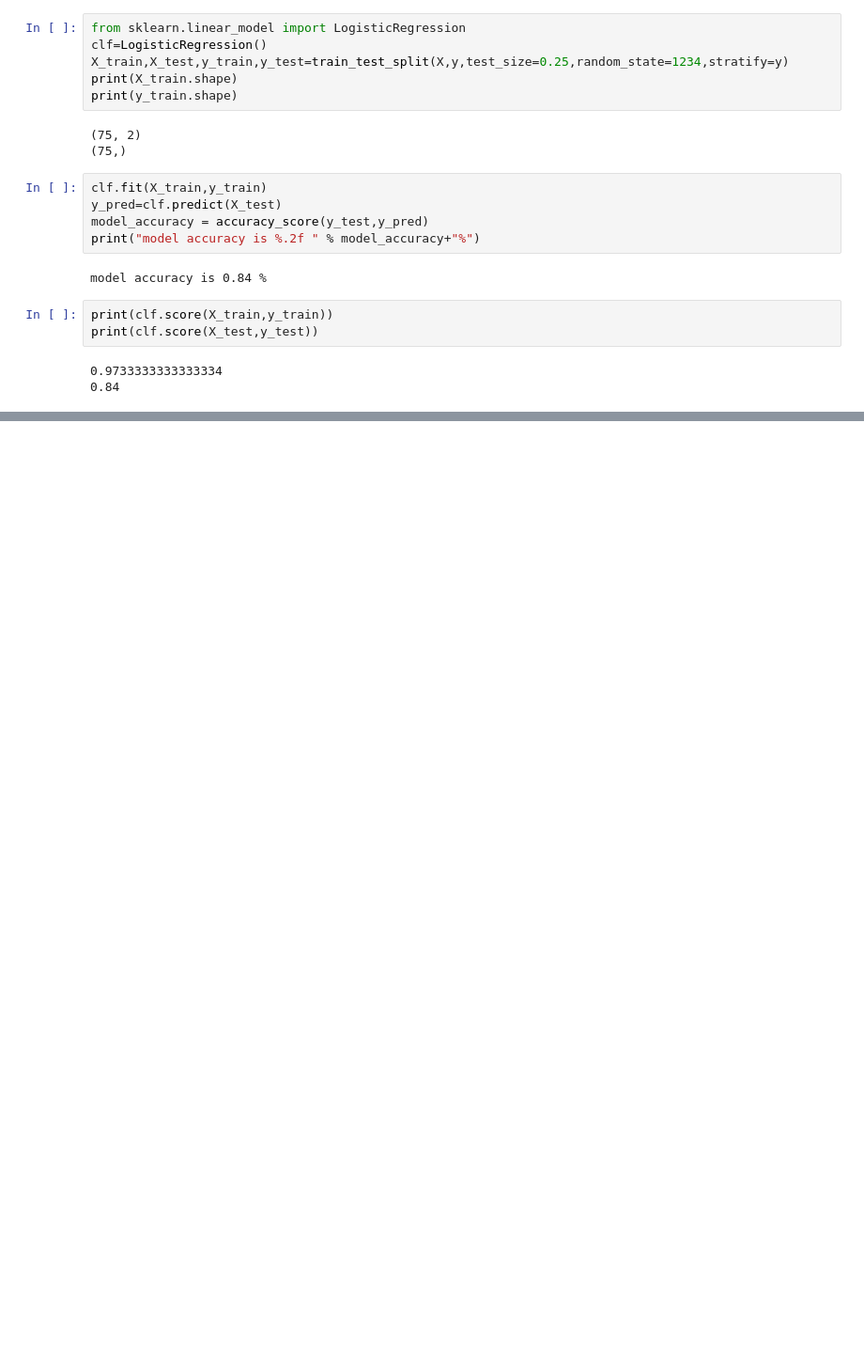
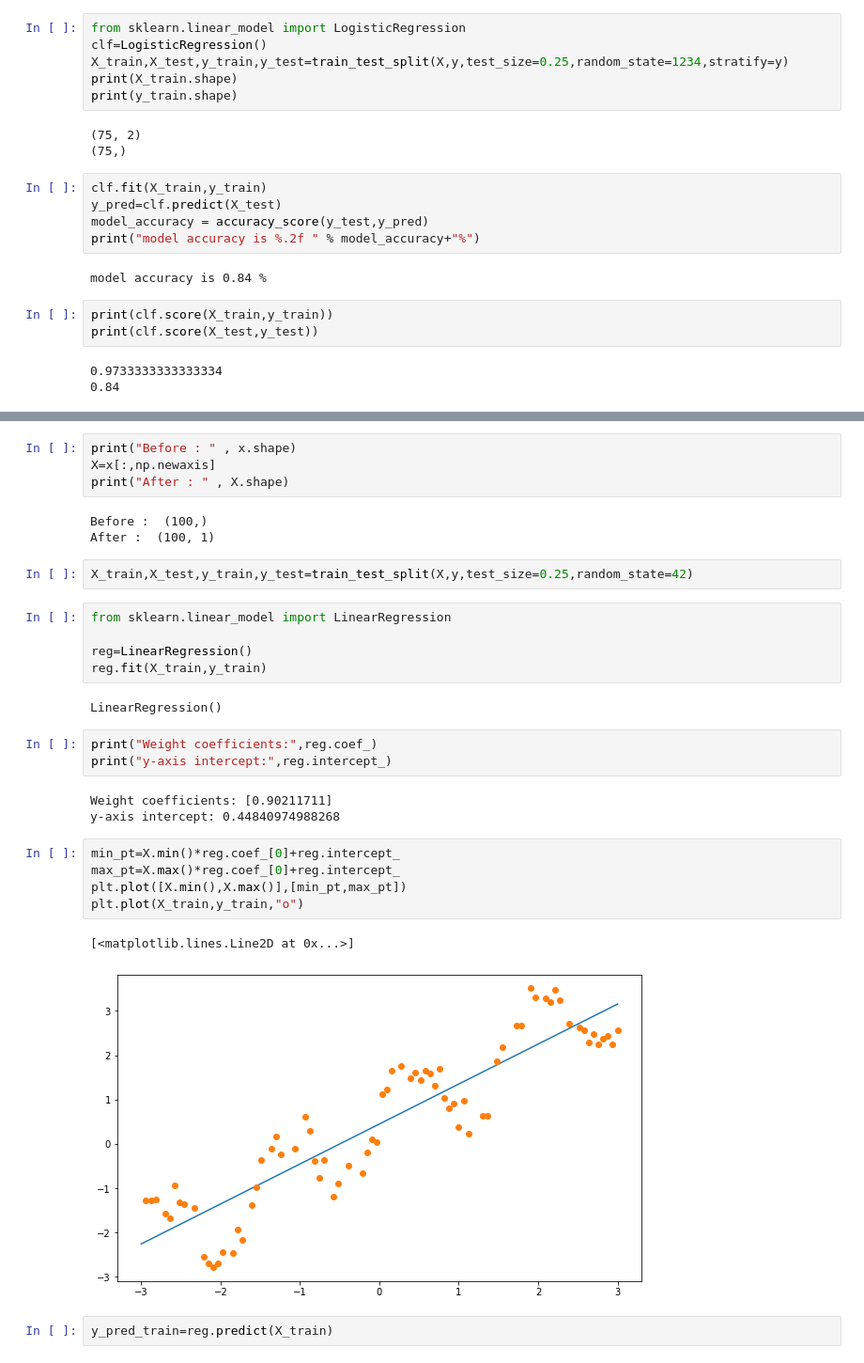
Before and after one commit to Amirserajj/ML-Lab, a Jupyter notebook: ML_Lab_Scikit.ipynb, the cells around one changed output, grey strips where cells are left out. Shown: that part at 94% size. Drawn from its saved outputs; the diff is of its cells as text; blank space fills up the shorter version.

```diff
--- a/ML_Lab_Scikit.ipynb
+++ b/ML_Lab_Scikit.ipynb
@@ -289,0 +306,32 @@ print(clf.score(X_test,y_test))
+# %%
+print("Before : " , x.shape)
+X=x[:,np.newaxis]
+print("After : " , X.shape)
+# %% [output]
+Before :  (100,)
+After :  (100, 1)
+# %%
+X_train,X_test,y_train,y_test=train_test_split(X,y,test_size=0.25,random_state=42)
+# %%
+from sklearn.linear_model import LinearRegression
+
+reg=LinearRegression()
+reg.fit(X_train,y_train)
+# %% [output]
+LinearRegression()
+# %%
+print("Weight coefficients:",reg.coef_)
+print("y-axis intercept:",reg.intercept_)
+# %% [output]
+Weight coefficients: [0.90211711]
+y-axis intercept: 0.44840974988268
+# %%
+min_pt=X.min()*reg.coef_[0]+reg.intercept_
+max_pt=X.max()*reg.coef_[0]+reg.intercept_
+plt.plot([X.min(),X.max()],[min_pt,max_pt])
+plt.plot(X_train,y_train,"o")
+# %% [output]
+[<matplotlib.lines.Line2D at 0x...>]
+[figure, added]
+# %%
+y_pred_train=reg.predict(X_train)
```
Also changed, not shown: parts of 7 cells of this notebook.
